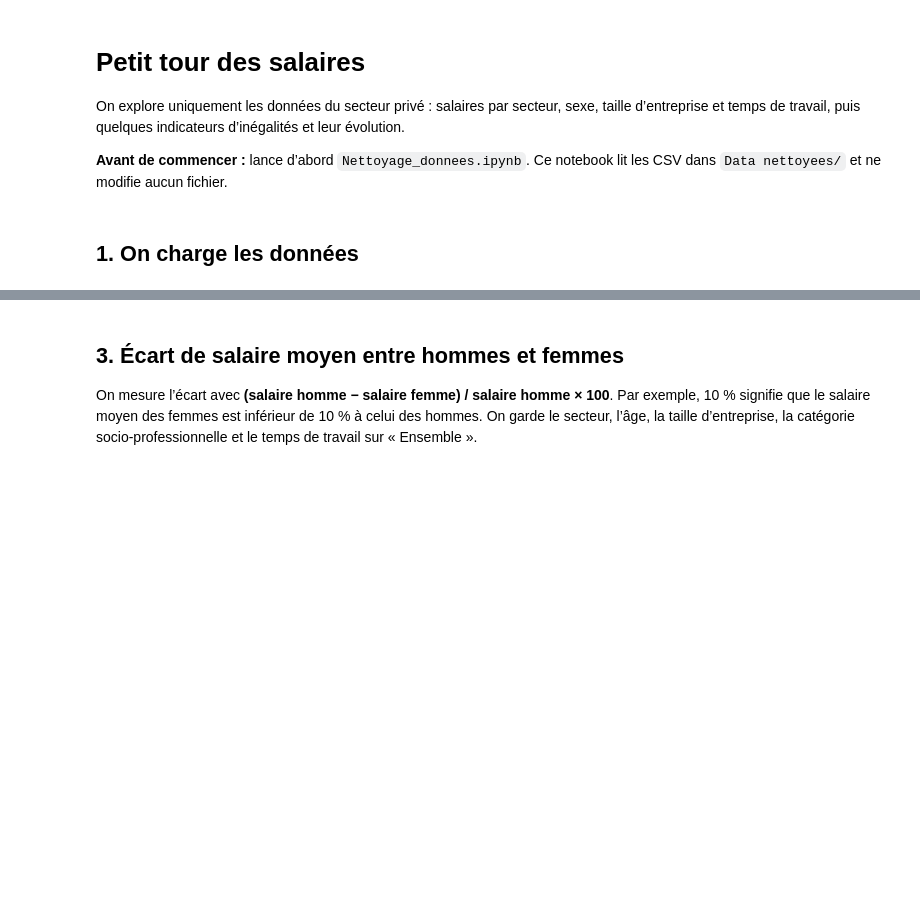
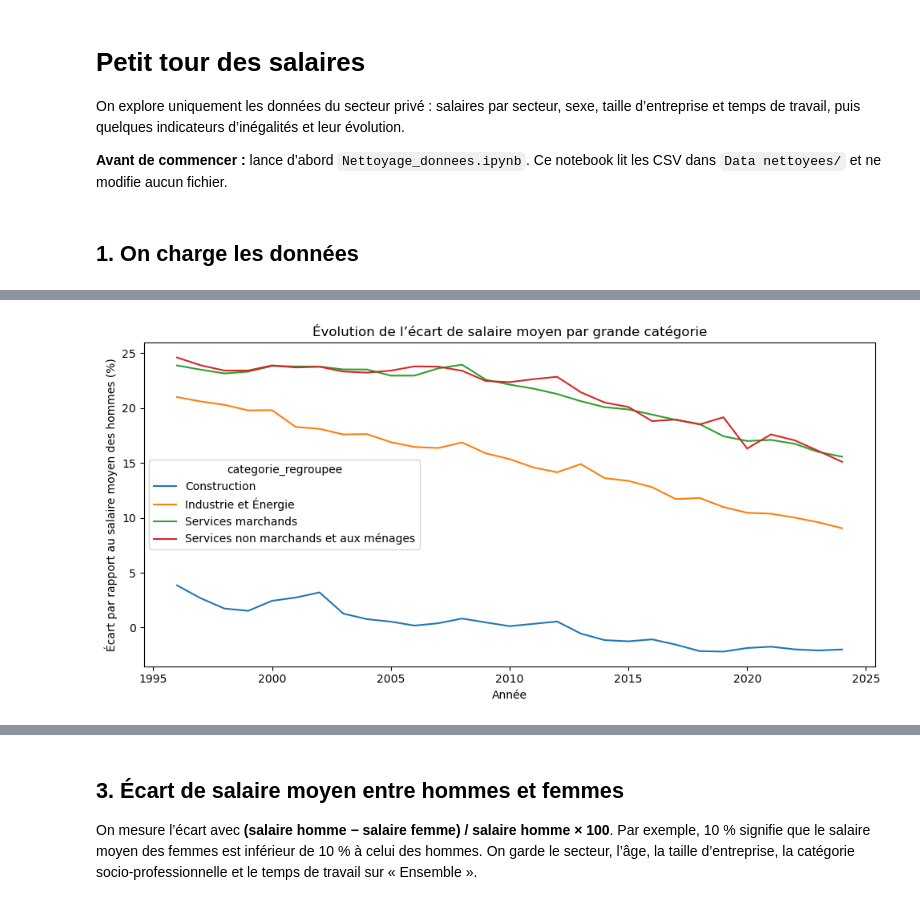
Before and after one commit to YanisY-stack/ProjetPython, a Jupyter notebook: Statistiques_descriptives.ipynb, the cells around one changed output, grey strips where cells are left out. Cells and saved outputs as stored; diff of their text form; code cells hidden in the pictures; blank space fills up the shorter version.

Commit message:
ajout des secteurs

```diff
--- a/Statistiques_descriptives.ipynb
+++ b/Statistiques_descriptives.ipynb
@@ -98,0 +117,90 @@ def tableau_salaire_recent(df, dimension):
+# %%
+CATEGORIES_SECTEURS = {
+    'Industrie et Énergie': [
+        'Industries extractives, énergie, eau, déchets (B_D_E)',
+        'Fabrication d’aliments, boissons et tabac (C10T12)',
+        'Cokéfaction et raffinage (C19)',
+        'Fabrication de produits informatiques, électroniques et machines (C26T28)',
+        'Fabrication de matériels de transport (C29_30)',
+        'Autres industries manufacturières (C_OTH)',
+    ],
+    'Construction': ['Construction'],
+    'Services marchands': [
+        'Commerce ; réparation d’automobiles et de motocycles',
+        'Transports et entreposage',
+        'Hébergement et restauration',
+        'Information et communication',
+        'Activités financières et d’assurance',
+        'Activités immobilières',
+        'Activités spécialisées, scientifiques, techniques et services support (M_N)',
+    ],
+    'Services non marchands et aux ménages': [
+        'Administration publique, enseignement, santé et action sociale (OTQ)',
+        'Arts, divertissement, loisirs et autres services (R_S)',
+    ],
+}
+
+secteur_vers_categorie = {
+    secteur: categorie
+    for categorie, secteurs in CATEGORIES_SECTEURS.items()
+    for secteur in secteurs
+}
+secteurs_disponibles = set(prive['secteur_activite'].dropna().unique())
+secteurs_manquants = set(secteur_vers_categorie) - secteurs_disponibles
+if secteurs_manquants:
+    raise ValueError(f'Secteurs absents des données : {sorted(secteurs_manquants)}')
+
+salaires_secteurs = prive[
+    prive['indicateur'].eq(SALAIRE)
+    & prive['unite'].eq('Euros constants')
+    & prive['centile_salaire'].eq(MOYENNE)
+    & prive['secteur_activite'].isin(secteur_vers_categorie)
+    & prive['sexe'].isin(['Homme', 'Femme'])
+    & prive['tranche_age'].eq('Ensemble')
+    & prive['taille_entreprise'].eq('Ensemble')
+    & prive['categorie_socio_prof'].eq('Ensemble')
+    & prive['temps_travail'].eq('Ensemble')
+].copy()
+salaires_secteurs['categorie_regroupee'] = salaires_secteurs[
+    'secteur_activite'
+].map(secteur_vers_categorie)
+
+salaires_categories = (
+    salaires_secteurs.groupby(['annee', 'categorie_regroupee', 'sexe'])['valeur']
+    .mean()
+    .rename('salaire_moyen_secteurs')
+    .reset_index()
+)
+salaires_categories_pivot = salaires_categories.pivot(
+    index=['annee', 'categorie_regroupee'], columns='sexe', values='salaire_moyen_secteurs'
+).dropna(subset=['Homme', 'Femme'])
+salaires_categories_pivot['Écart H-F (%)'] = (
+    (salaires_categories_pivot['Homme'] - salaires_categories_pivot['Femme'])
+    / salaires_categories_pivot['Homme']
+    * 100
+)
+ecarts_categories = salaires_categories_pivot['Écart H-F (%)'].unstack(
+    'categorie_regroupee'
+)
+
+display(ecarts_categories.tail(10).style.format('{:.1f}%'))
+ecarts_categories.plot(figsize=(10, 5))
+plt.title('Évolution de l’écart de salaire moyen par grande catégorie')
+plt.xlabel('Année')
+plt.ylabel('Écart par rapport au salaire moyen des hommes (%)')
+plt.tight_layout()
+plt.show()
+
+resume_ecarts_categories = pd.DataFrame(
+    {
+        'Début (%)': ecarts_categories.iloc[0],
+        'Fin (%)': ecarts_categories.iloc[-1],
+        'Évolution (points)': ecarts_categories.iloc[-1] - ecarts_categories.iloc[0],
+    }
+)
+display(
+    resume_ecarts_categories.style.format(
+        {'Début (%)': '{:.1f}%', 'Fin (%)': '{:.1f}%', 'Évolution (points)': '{:+.1f}'}
+    )
+)
+# %% [output]
@@ -98,0 +219 @@ def tableau_salaire_recent(df, dimension):
+[figure, added]
```
Also changed, not shown: parts of 14 cells of this notebook.
